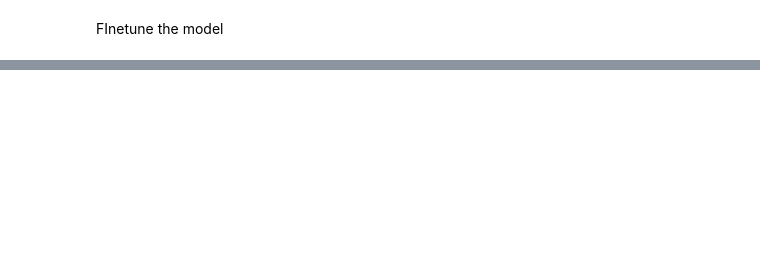
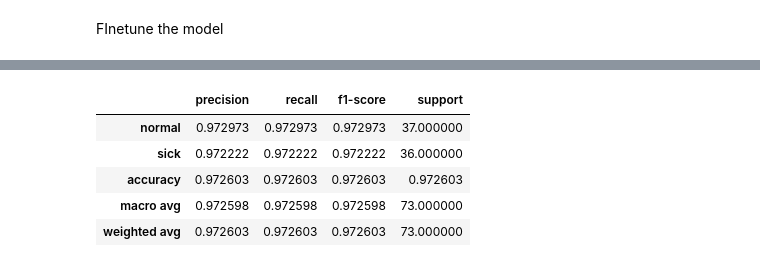
Before and after one commit to dmosh/deeplearning, a Jupyter notebook: imageclassification.ipynb, the cells around one changed output, grey strips where cells are left out. Saved outputs shown, nothing was run; the diff lists cells and outputs as text; code cells hidden in the pictures; blank space fills up the shorter version.

```diff
--- a/imageclassification.ipynb
+++ b/imageclassification.ipynb
@@ -257,4 +231,4 @@ vgg16.trainable = True
 model_vgg16.compile(optimizer=keras.optimizers.Adam(1e-5),
               loss='categorical_crossentropy', metrics=['accuracy'])
 # %%
-learning2 = model_vgg16.fit(train_ds, epochs = 5, validation_data = val_ds, callbacks=callbacks)
+learning2 = model_vgg16.fit(train_ds, epochs = 10, validation_data = val_ds, callbacks=callbacks)
@@ -261,4 +253,4 @@ learning2 = model_vgg16.fit(train_ds, epochs = 5, validation_data = val_ds, call
 # %%
-model_vgg16.load_weights('/content/drive/MyDrive/Colab Notebooks/deeplearning/saved_models/cnn_model.hdf5')
+model_vgg16.load_weights('saved_models/cnn_model.hdf5')
 # %%
 score2 = model_vgg16.evaluate(test_ds, verbose=1)
@@ -286,7 +283,14 @@ plt.show()
 # %%
 report2 = classification_report(test_ds.classes, y_pred, target_names=image_class, output_dict=True)
-df2 = pd.DataFrame(report1).transpose()
+df2 = pd.DataFrame(report2).transpose()
 df2
+# %% [output]
+|  | precision | recall | f1-score | support |
+| normal | 0.972973 | 0.972973 | 0.972973 | 37.000000 |
+| sick | 0.972222 | 0.972222 | 0.972222 | 36.000000 |
+| accuracy | 0.972603 | 0.972603 | 0.972603 | 0.972603 |
+| macro avg | 0.972598 | 0.972598 | 0.972598 | 73.000000 |
+| weighted avg | 0.972603 | 0.972603 | 0.972603 | 73.000000 |
 # %%
 plt.figure(figsize=(10, 10))
 x, label= train_ds.next()
```
Also changed, not shown: parts of 33 cells of this notebook.
